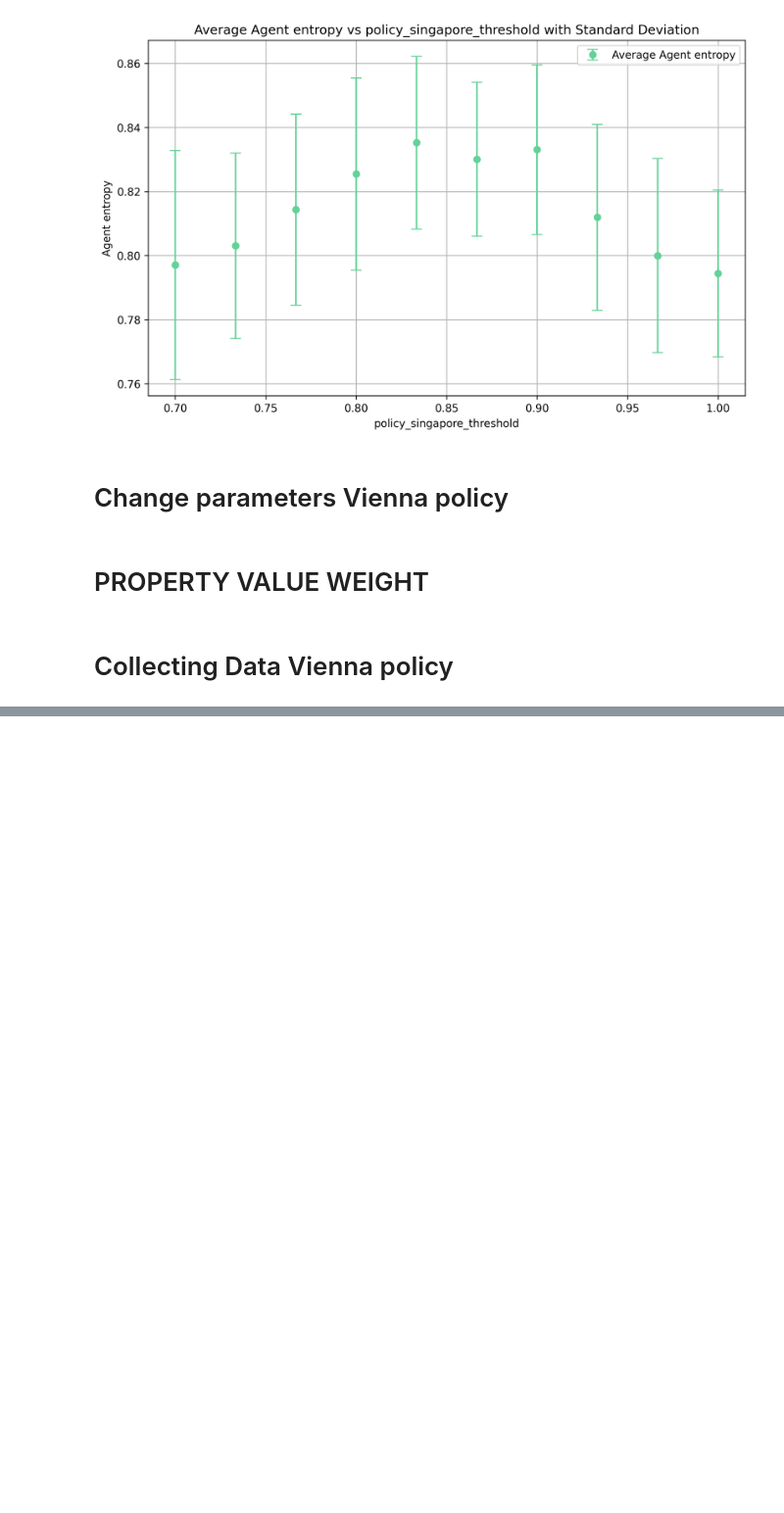
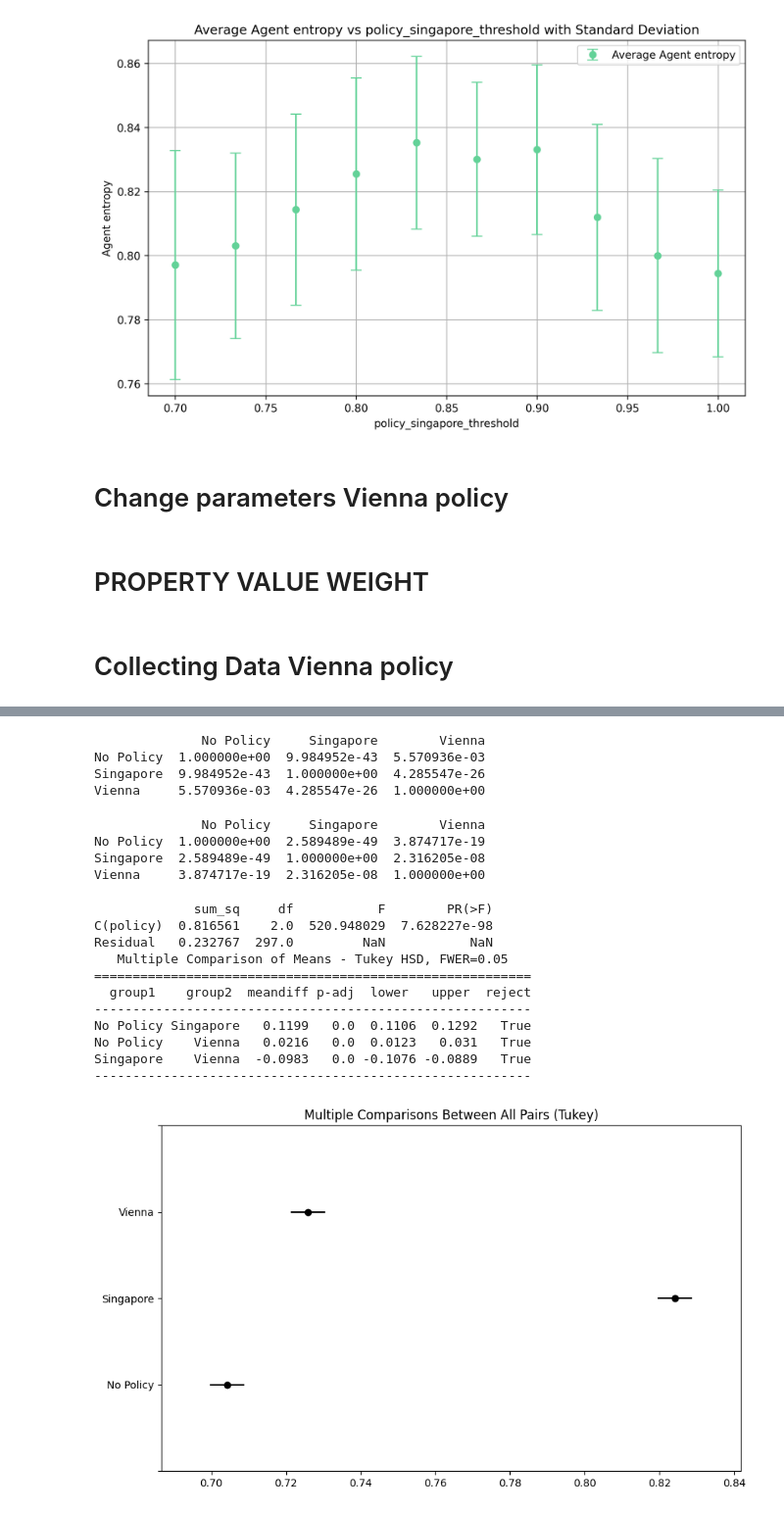
Before and after one commit to ThomasTenDamme/ABM_Group_3, a Jupyter notebook: Mesa Schelling Visualization/nb_caro.ipynb, the cells around one changed output, grey strips where cells are left out. Shown at 98% size. Drawn from its saved outputs; the diff is of its cells as text; code cells hidden in the pictures; blank space fills up the shorter version.

```diff
--- a/Mesa Schelling Visualization/nb_caro.ipynb
+++ b/Mesa Schelling Visualization/nb_caro.ipynb
@@ -1010,8 +1066,8 @@ np.savetxt('singapore_policy_100_runs.csv', singapore_initial_results, delimiter
 # %%
 # Load the data from CSV files
-data_vienna_policy = pd.read_csv("/Users/carokluin/Documents/CSM/Agent-Based-modelling/ABM_assignment.py/Mesa Schelling Visualization/vienna_policy_100_runs.csv")
-data_singapore_policy = pd.read_csv("/Users/carokluin/Documents/CSM/Agent-Based-modelling/ABM_assignment.py/Mesa Schelling Visualization/singapore_policy_100_runs.csv")
-data_no_policy = pd.read_csv("/Users/carokluin/Documents/CSM/Agent-Based-modelling/ABM_assignment.py/Mesa Schelling Visualization/no_policy_result.csv")
+data_vienna_policy = pd.read_csv("/Users/carokluin/Documents/CSM/Agent-Based-modelling/ABM_assignment.py/Mesa Schelling Visualization/vienna_policy_result_100_runs2.csv")
+data_singapore_policy = pd.read_csv("/Users/carokluin/Documents/CSM/Agent-Based-modelling/ABM_assignment.py/Mesa Schelling Visualization/singapore_policy_100_runs_2.csv")
+data_no_policy = pd.read_csv("/Users/carokluin/Documents/CSM/Agent-Based-modelling/ABM_assignment.py/Mesa Schelling Visualization/no_policy_result_100_runs.csv")
 
 data_vienna_policy.columns = data_vienna_policy.columns.str.strip()
 data_no_policy.columns = data_no_policy.columns.str.strip()
@@ -1056,0 +1274,53 @@ for metric in metrics:
+# %%
+import scikit_posthocs as sp
+
+# Assuming data_combined is your DataFrame and 'policy' is the categorical variable and 'utility' is the dependent variable
+
+# Perform Dunn's test
+dunn_results = sp.posthoc_dunn(data_combined, val_col='utility', group_col='policy', p_adjust='bonferroni')
+
+print(dunn_results)
+# %% [output]
+              No Policy     Singapore        Vienna
+No Policy  1.000000e+00  9.984952e-43  5.570936e-03
+Singapore  9.984952e-43  1.000000e+00  4.285547e-26
+Vienna     5.570936e-03  4.285547e-26  1.000000e+00
+# %%
+dunn_results = sp.posthoc_dunn(data_combined, val_col='desirability_entropy', group_col='policy', p_adjust='bonferroni')
+
+print(dunn_results)
+# %% [output]
+              No Policy     Singapore        Vienna
+No Policy  1.000000e+00  2.589489e-49  3.874717e-19
+Singapore  2.589489e-49  1.000000e+00  2.316205e-08
+Vienna     3.874717e-19  2.316205e-08  1.000000e+00
+# %%
+# Fit the ANOVA model
+model = smf.ols('agent_entropy ~ C(policy)', data=data_combined).fit()
+anova_table = sm.stats.anova_lm(model, typ=2)
+
+# Print ANOVA table
+print(anova_table)
+
+# Perform Tukey's HSD test
+tukey = pairwise_tukeyhsd(endog=data_combined['agent_entropy'], groups=data_combined['policy'], alpha=0.05)
+
+# Print Tukey HSD test summary
+print(tukey)
+
+# Plot the results
+tukey.plot_simultaneous()
+plt.show()
+# %% [output]
+             sum_sq     df           F        PR(>F)
+C(policy)  0.816561    2.0  520.948029  7.628227e-98
+Residual   0.232767  297.0         NaN           NaN
+   Multiple Comparison of Means - Tukey HSD, FWER=0.05
+=========================================================
+  group1    group2  meandiff p-adj  lower   upper  reject
+---------------------------------------------------------
+No Policy Singapore   0.1199   0.0  0.1106  0.1292   True
+No Policy    Vienna   0.0216   0.0  0.0123   0.031   True
+Singapore    Vienna  -0.0983   0.0 -0.1076 -0.0889   True
+---------------------------------------------------------
+[figure, added]
```
Also changed, not shown: parts of 21 cells of this notebook, 1 other file.
